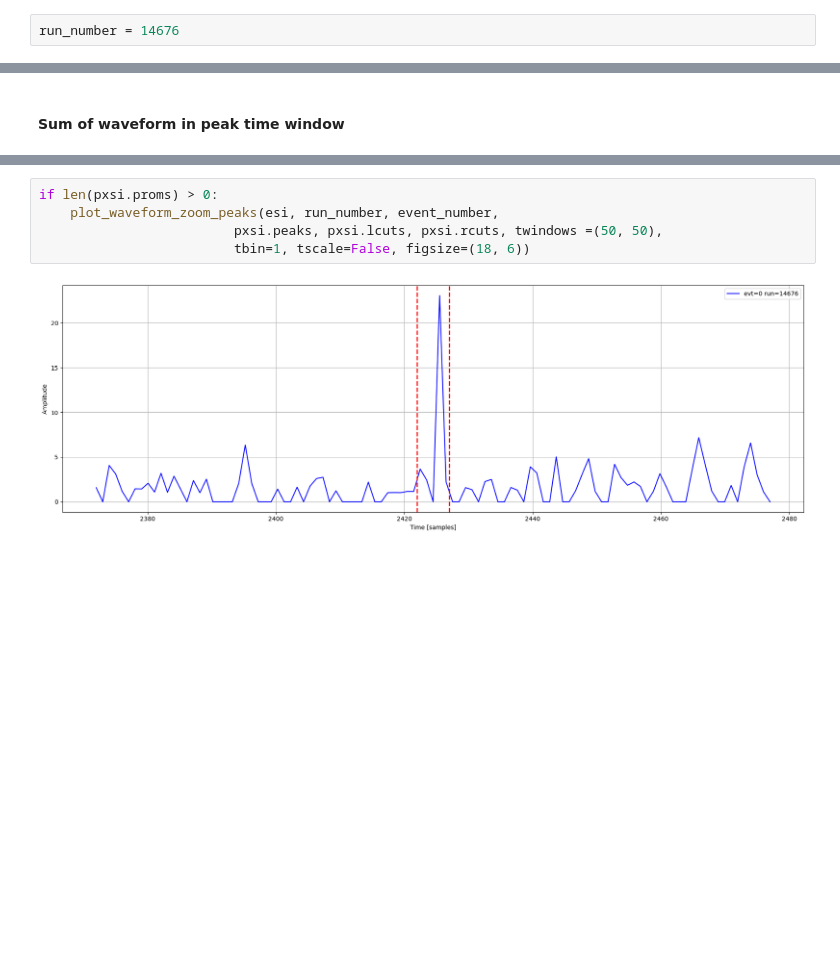
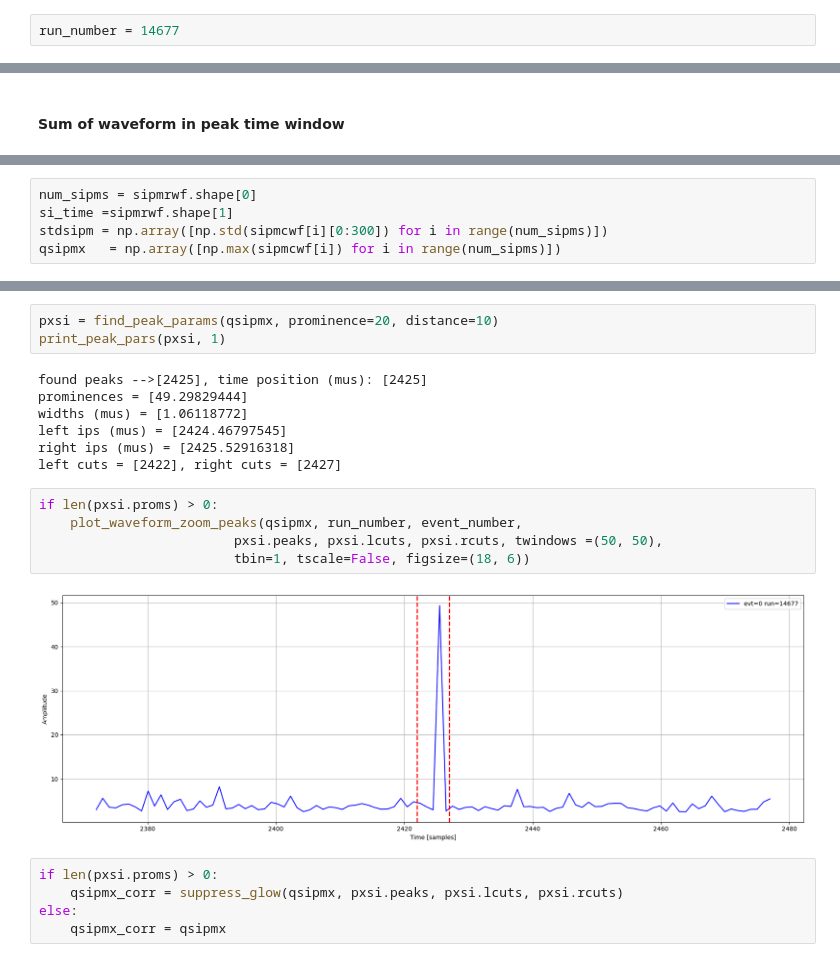
Before and after one commit to jjgomezcadenas/NextEventDisplay, a Jupyter notebook: nb/fKr.ipynb, the cells around one changed output, grey strips where cells are left out. Saved outputs shown, nothing was run; the diff lists cells and outputs as text; blank space fills up the shorter version.

```diff
--- a/nb/fKr.ipynb
+++ b/nb/fKr.ipynb
@@ -99,7 +99,7 @@ time sample pmt  = 0.025 mus
 # %% [markdown]
 #### run number
 # %%
-run_number = 14676
+run_number = 14677
 # %% [markdown]
 ### adc to pes conversion
 # %%
@@ -433,0 +452,5 @@ left cuts = [2422], right cuts = [2427]
+# %%
+num_sipms = sipmrwf.shape[0]
+si_time =sipmrwf.shape[1]
+stdsipm = np.array([np.std(sipmcwf[i][0:300]) for i in range(num_sipms)])
+qsipmx   = np.array([np.max(sipmcwf[i]) for i in range(num_sipms)])
@@ -434,7 +461,22 @@ left cuts = [2422], right cuts = [2427]
+# %%
+pxsi = find_peak_params(qsipmx, prominence=20, distance=10)
+print_peak_pars(pxsi, 1)
+# %% [output]
+found peaks -->[2425], time position (mus): [2425]
+prominences = [49.29829444]
+widths (mus) = [1.06118772]
+left ips (mus) = [2424.46797545]
+right ips (mus) = [2425.52916318]
+left cuts = [2422], right cuts = [2427]
 # %%
 if len(pxsi.proms) > 0:
-    plot_waveform_zoom_peaks(esi, run_number, event_number,
+    plot_waveform_zoom_peaks(qsipmx, run_number, event_number,
                          pxsi.peaks, pxsi.lcuts, pxsi.rcuts, twindows =(50, 50),
                          tbin=1, tscale=False, figsize=(18, 6))
 # %% [output]
-[figure, old version]
+[figure, new version]
+# %%
+if len(pxsi.proms) > 0:
+    qsipmx_corr = suppress_glow(qsipmx, pxsi.peaks, pxsi.lcuts, pxsi.rcuts)
+else:
+    qsipmx_corr = qsipmx
```
Also changed, not shown: parts of 43 cells of this notebook, 7 other files.
